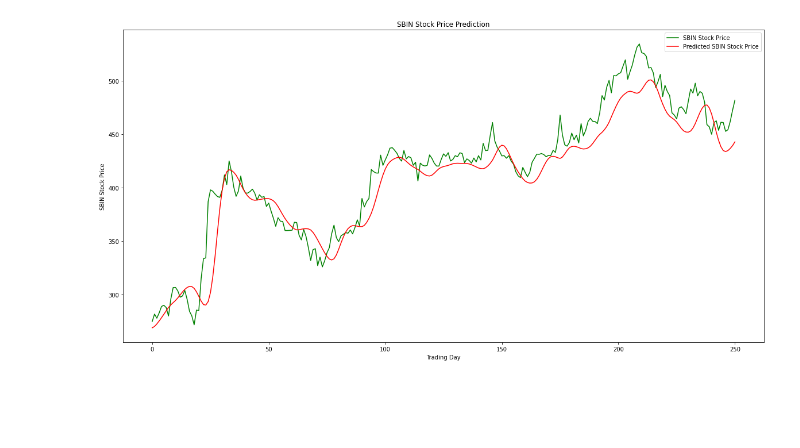
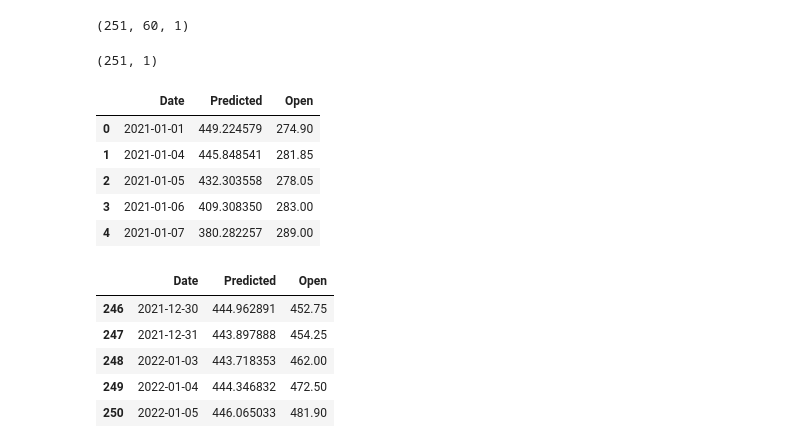
Before and after one commit to sudipta002/stock_prediction, a Jupyter notebook: Stock_Forecasting_NSEpy.ipynb, the cells around one changed output. Cells and saved outputs as stored; diff of their text form; code cells hidden in the pictures; blank space fills up the shorter version.

```diff
--- a/Stock_Forecasting_NSEpy.ipynb
+++ b/Stock_Forecasting_NSEpy.ipynb
@@ -177,14 +176,9 @@ X_test = np.reshape(X_test, (X_test.shape[0], X_test.shape[1], 1))
+# %%
+X_test.shape
+# %% [output]
+(251, 60, 1)
 # %%
 predicted_stock_price = model.predict(X_test)
-predicted_stock_price = sc.inverse_transform(predicted_stock_price)
+print (predicted_stock_price.shape)
+# %% [output]
+(251, 1)
-# %%
-plt.figure(figsize=(20,10))
-plt.plot(real_stock_price, color = 'green', label = f'{symbol} Stock Price')
-plt.plot(predicted_stock_price, color = 'red', label = f'Predicted {symbol} Stock Price')
-plt.title(f'{symbol} Stock Price Prediction')
-plt.xlabel('Trading Day')
-plt.ylabel(f'{symbol} Stock Price')
-plt.legend()
-plt.show()
-# %% [output]
-[figure, removed]
@@ -190,0 +187,28 @@ plt.show()
+# %%
+concat_df = pd.DataFrame(columns = ['Date', 'Predicted','Open'])
+concat_df['Date'] = testdata.index
+#unwrapping list data to numbers
+predicted_numbers =[item[0] for item in predicted_stock_price.tolist()]
+
+concat_df['Predicted'] = predicted_numbers
+
+concat_df['Open'] = real_stock_price
+
+concat_df.head()
+# %% [output]
+|  | Date | Predicted | Open |
+| 0 | 2021-01-01 | 449.224579 | 274.90 |
+| 1 | 2021-01-04 | 445.848541 | 281.85 |
+| 2 | 2021-01-05 | 432.303558 | 278.05 |
+| 3 | 2021-01-06 | 409.308350 | 283.00 |
+| 4 | 2021-01-07 | 380.282257 | 289.00 |
+# %%
+concat_df.tail()
+# concat_df.to_csv('predicted_dataset.csv')
+# %% [output]
+|  | Date | Predicted | Open |
+| 246 | 2021-12-30 | 444.962891 | 452.75 |
+| 247 | 2021-12-31 | 443.897888 | 454.25 |
+| 248 | 2022-01-03 | 443.718353 | 462.00 |
+| 249 | 2022-01-04 | 444.346832 | 472.50 |
+| 250 | 2022-01-05 | 446.065033 | 481.90 |
```
Also changed, not shown: parts of 12 cells of this notebook.
